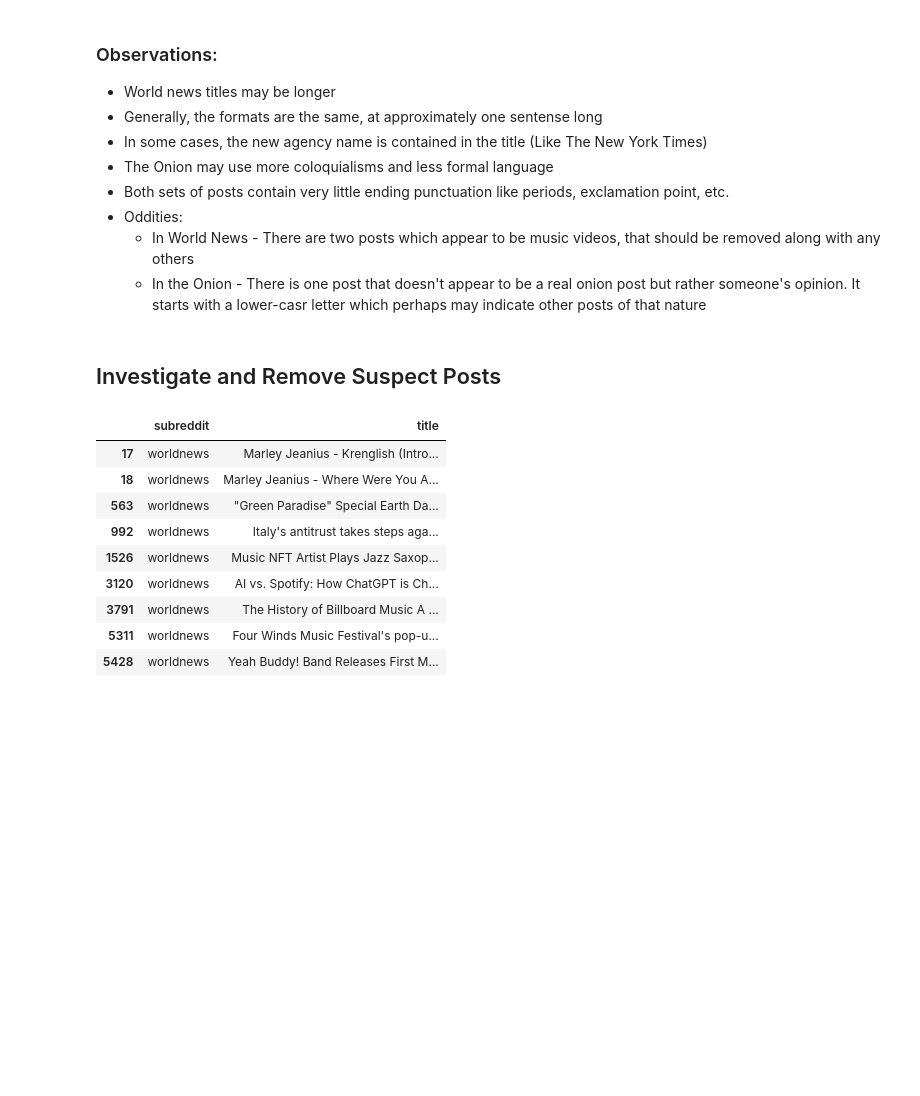
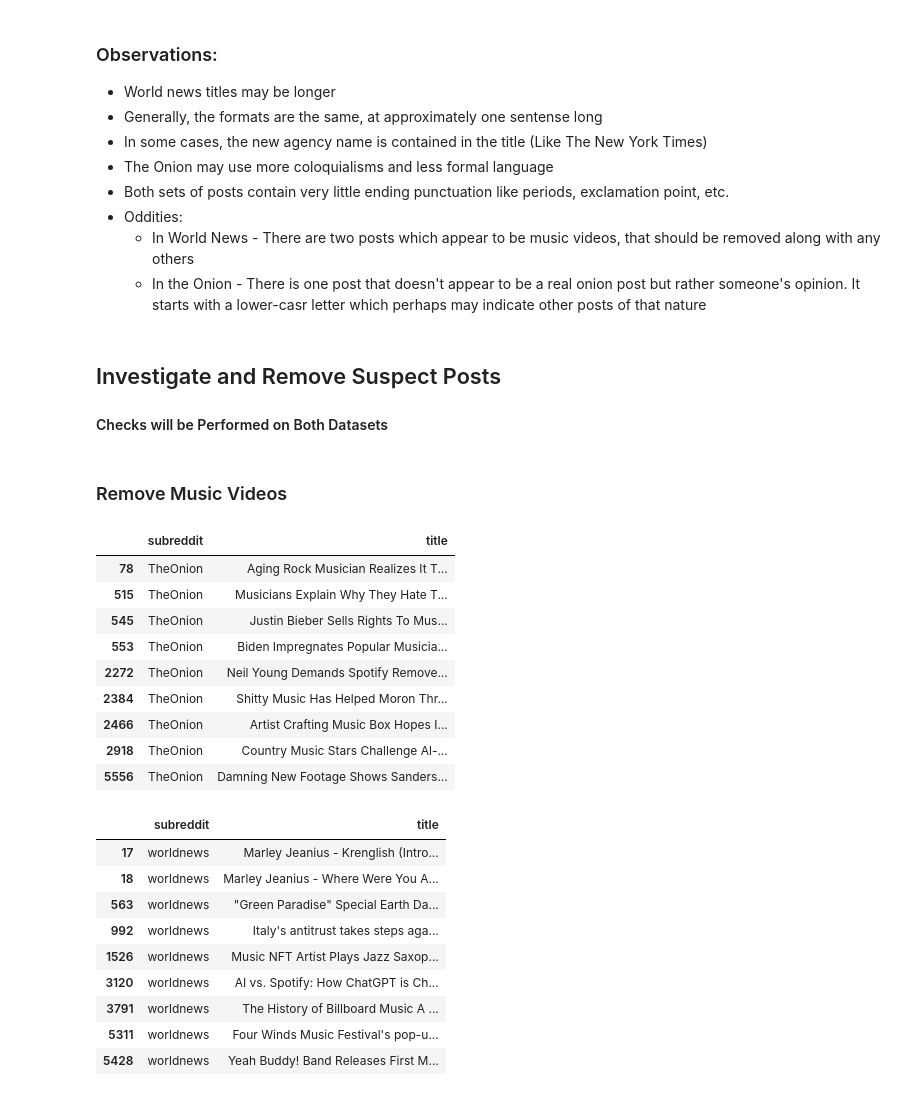
Before and after one commit to drossDS/Humor_Identification_with_NLP, a Jupyter notebook: code/2-Data_Cleaning.ipynb, the cells around one changed output. Saved outputs shown, nothing was run; the diff lists cells and outputs as text; code cells hidden in the pictures; blank space fills up the shorter version.

```diff
--- a/code/2-Data_Cleaning.ipynb
+++ b/code/2-Data_Cleaning.ipynb
@@ -378,6 +378,23 @@ wldnws.head(30)
     * In the Onion - There is one post that doesn't appear to be a real onion post but rather someone's opinion.  It starts with a lower-casr letter which perhaps may indicate other posts of that nature
 # %% [markdown]
 ## Investigate and Remove Suspect Posts
+
+#### Checks will be Performed on Both Datasets
+# %% [markdown]
+### Remove Music Videos
+# %%
+onion[onion['title'].str.lower().str.find('music') > -1]
+# %% [output]
+|  | subreddit | title |
+| 78 | TheOnion | Aging Rock Musician Realizes It T... |
+| 515 | TheOnion | Musicians Explain Why They Hate T... |
+| 545 | TheOnion | Justin Bieber Sells Rights To Mus... |
+| 553 | TheOnion | Biden Impregnates Popular Musicia... |
+| 2272 | TheOnion | Neil Young Demands Spotify Remove... |
+| 2384 | TheOnion | Shitty Music Has Helped Moron Thr... |
+| 2466 | TheOnion | Artist Crafting Music Box Hopes I... |
+| 2918 | TheOnion | Country Music Stars Challenge Al-... |
+| 5556 | TheOnion | Damning New Footage Shows Sanders... |
 # %%
 # Find the Suspect posts in World News that contain Music
 #  Source for find() string method:  https://www.programiz.com/python-programming/methods/string/find
```
Also changed, not shown: parts of 16 cells of this notebook.
